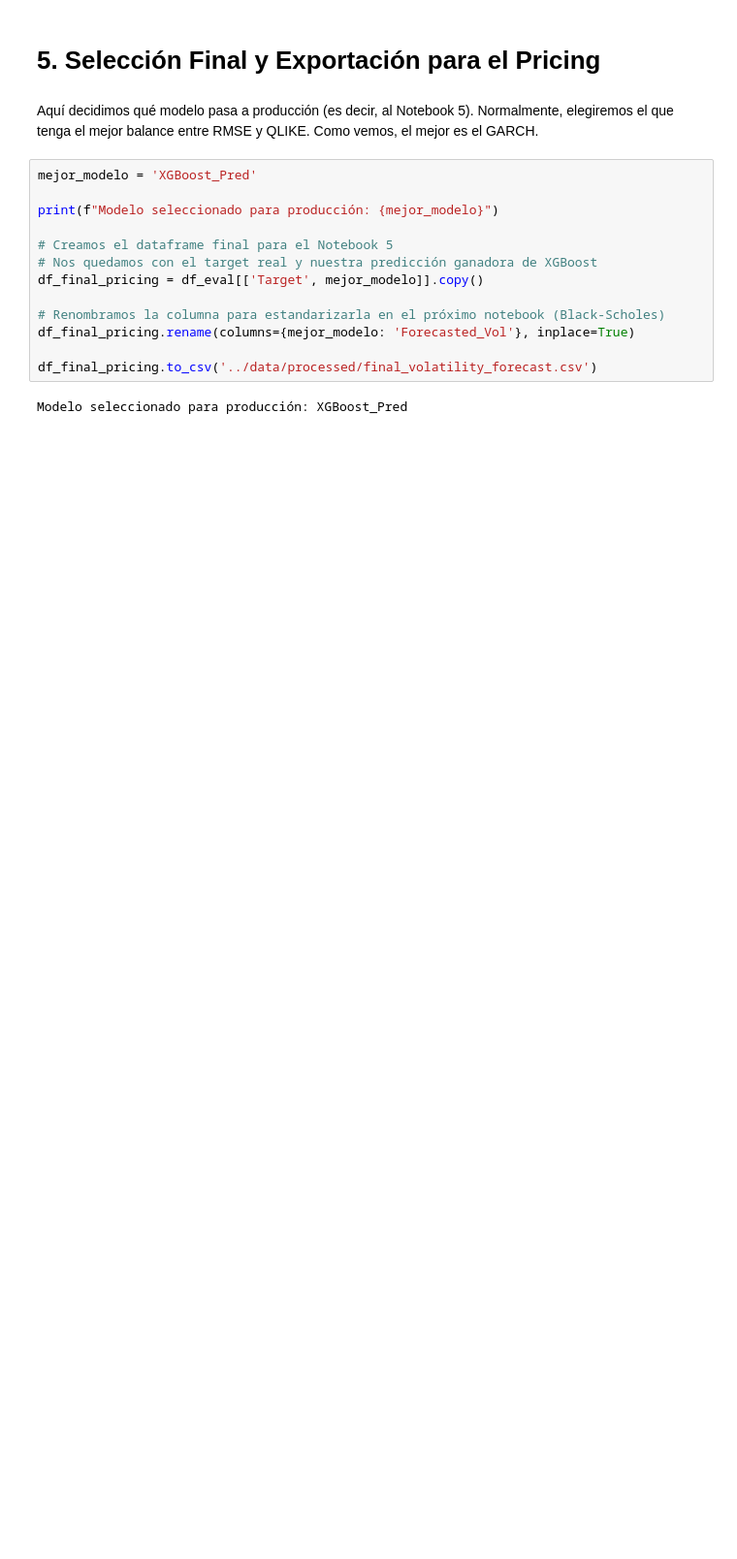
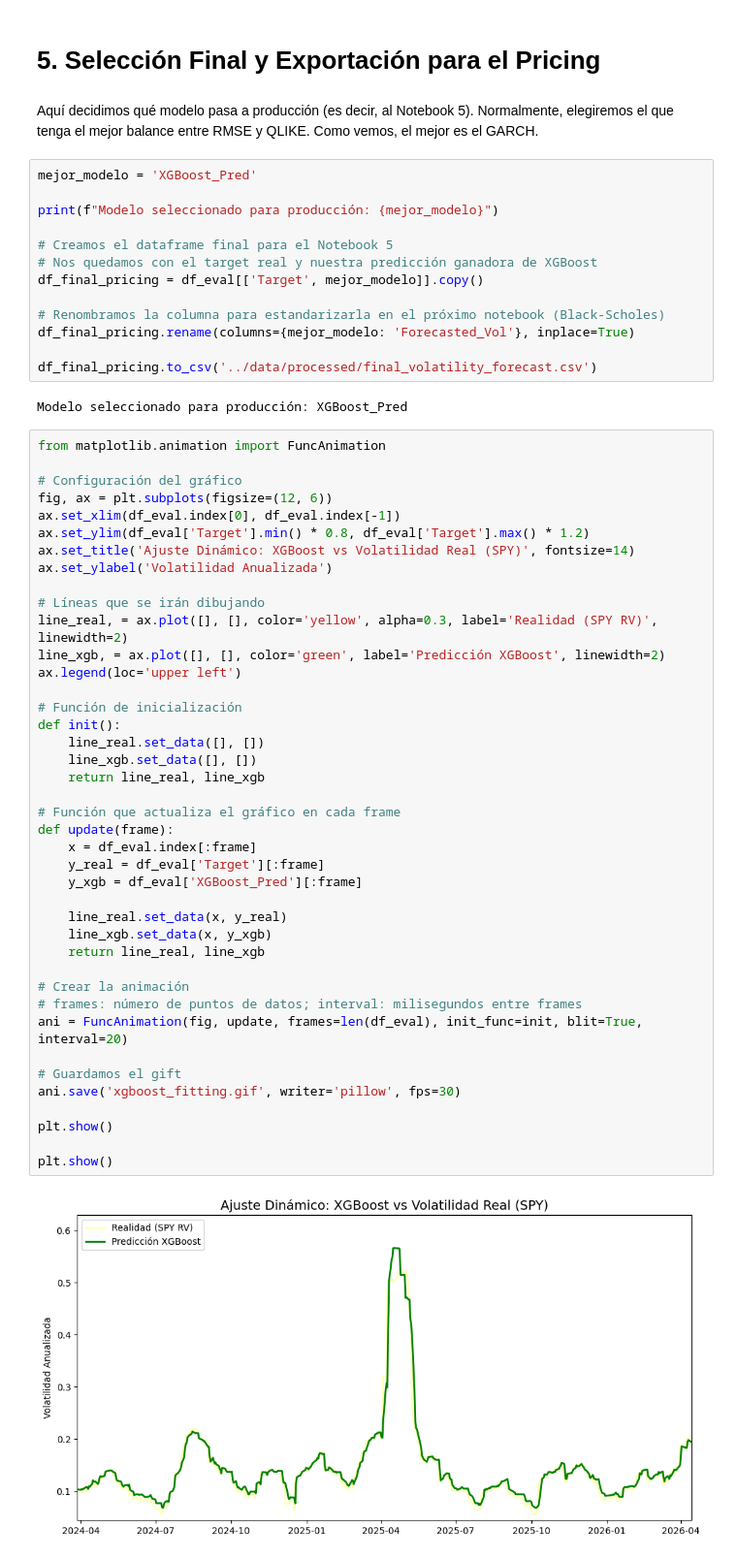
Before and after one commit to GuilleMaz/Volatility_Forecasting, a Jupyter notebook: notebooks/05_Evaluación_y_Comparación_de_Modelos.ipynb, the cells around one changed output. Shown at 97% size. Cells and saved outputs as stored; diff of their text form; blank space fills up the shorter version.

Commit message:
Creación del gift

```diff
--- a/notebooks/05_Evaluación_y_Comparación_de_Modelos.ipynb
+++ b/notebooks/05_Evaluación_y_Comparación_de_Modelos.ipynb
@@ -175,3 +175,46 @@ df_final_pricing.rename(columns={mejor_modelo: 'Forecasted_Vol'}, inplace=True)
 df_final_pricing.to_csv('../data/processed/final_volatility_forecast.csv')
 # %% [output]
 Modelo seleccionado para producción: XGBoost_Pred
+# %%
+from matplotlib.animation import FuncAnimation
+
+# Configuración del gráfico
+fig, ax = plt.subplots(figsize=(12, 6))
+ax.set_xlim(df_eval.index[0], df_eval.index[-1])
+ax.set_ylim(df_eval['Target'].min() * 0.8, df_eval['Target'].max() * 1.2)
+ax.set_title('Ajuste Dinámico: XGBoost vs Volatilidad Real (SPY)', fontsize=14)
+ax.set_ylabel('Volatilidad Anualizada')
+
+# Líneas que se irán dibujando
+line_real, = ax.plot([], [], color='yellow', alpha=0.3, label='Realidad (SPY RV)', linewidth=2)
+line_xgb, = ax.plot([], [], color='green', label='Predicción XGBoost', linewidth=2)
+ax.legend(loc='upper left')
+
+# Función de inicialización
+def init():
+    line_real.set_data([], [])
+    line_xgb.set_data([], [])
+    return line_real, line_xgb
+
+# Función que actualiza el gráfico en cada frame
+def update(frame):
+    x = df_eval.index[:frame]
+    y_real = df_eval['Target'][:frame]
+    y_xgb = df_eval['XGBoost_Pred'][:frame]
+
+    line_real.set_data(x, y_real)
+    line_xgb.set_data(x, y_xgb)
+    return line_real, line_xgb
+
+# Crear la animación
+# frames: número de puntos de datos; interval: milisegundos entre frames
+ani = FuncAnimation(fig, update, frames=len(df_eval), init_func=init, blit=True, interval=20)
+
+# Guardamos el gift
+ani.save('xgboost_fitting.gif', writer='pillow', fps=30)
+
+plt.show()
+
+plt.show()
+# %% [output]
+[figure, added]
```
Also changed, not shown: 1 other file.
